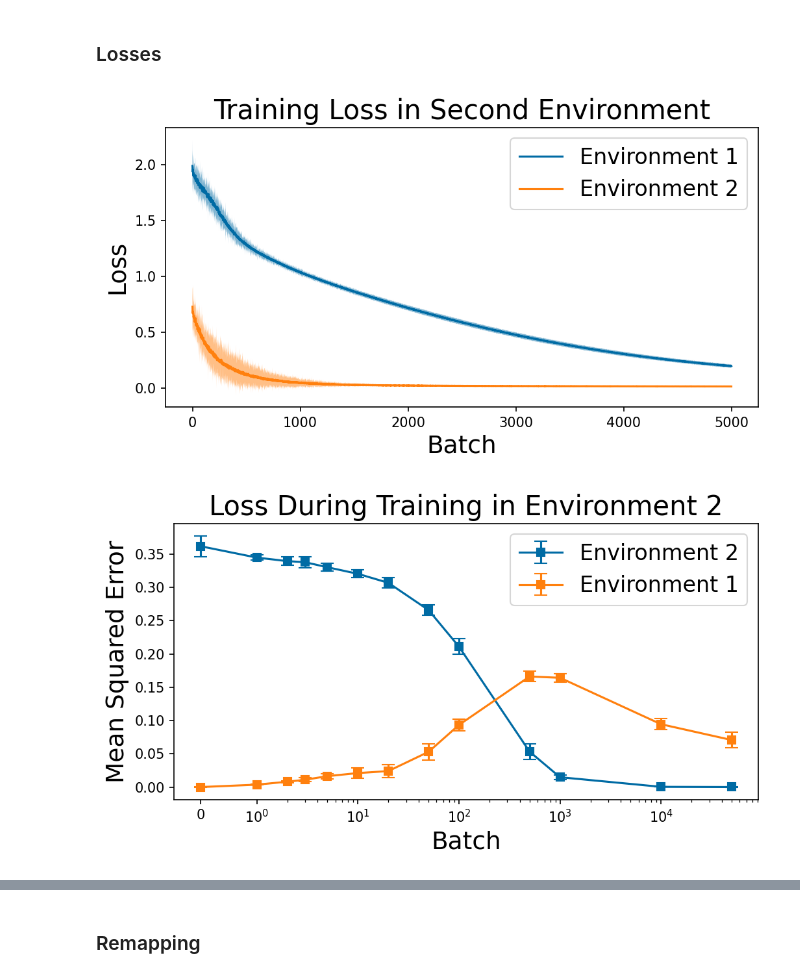
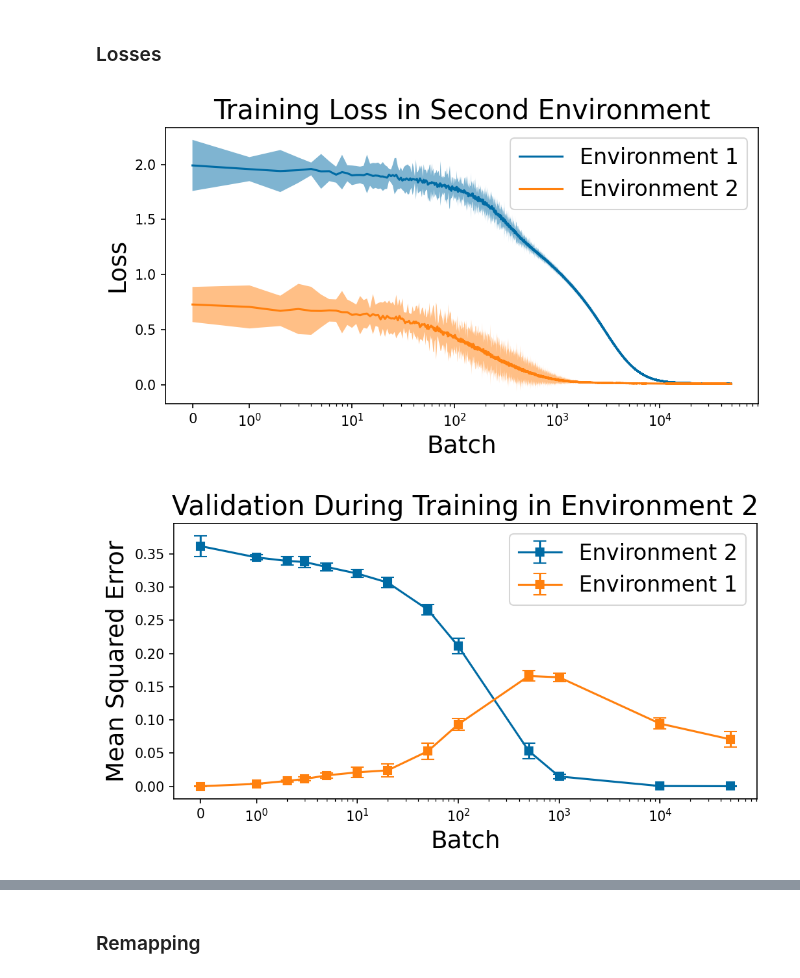
Before and after one commit to ChackMociute/Master-Thesis, a Jupyter notebook: analysis/comparison.ipynb, the cells around one changed output, grey strips where cells are left out. Saved outputs shown, nothing was run; the diff lists cells and outputs as text; code cells hidden in the pictures.

Commit message:
Finished comparison plots

```diff
--- a/analysis/comparison.ipynb
+++ b/analysis/comparison.ipynb
@@ -29,22 +29,23 @@ losses = a2f.get_pos_losses()
 # %%
 plt.figure(figsize=(7, 4), dpi=150)
 
-i = 5000
+i = 50000
 for j in range(2):
     mean, std = losses.mean(1)[j, :i], losses.std(1)[j, :i] * 5
     plt.plot(mean, label=f'Environment {j+1}')
     plt.fill_between(range(i), mean + std, mean - std, alpha=0.5)
 
+plt.xscale('symlog', linthresh=1, subs=range(2, 10), linscale=0.5)
 plt.legend(fontsize=16)
 plt.xlabel('Batch', fontsize=18)
 plt.ylabel('Loss', fontsize=18)
 plt.title("Training Loss in Second Environment", fontsize=20)
 
 plt.tight_layout()
 plt.savefig(os.path.join(save_path, 'loss_env2.png'))
 plt.show()
 # %% [output]
-[figure, old version]
+[figure, new version]
 # %%
 plt.figure(figsize=(7, 4), dpi=150)
 
@@ -56,10 +57,10 @@ plt.xscale('symlog', linthresh=1, subs=range(2, 10), linscale=0.5)
 plt.legend(["Environment 2", "Environment 1"], fontsize=16)
 plt.xlabel('Batch', fontsize=18)
 plt.ylabel('Mean Squared Error', fontsize=18)
-plt.title("Loss During Training in Environment 2", fontsize=20)
+plt.title("Validation During Training in Environment 2", fontsize=20)
 
 plt.tight_layout()
 plt.savefig(os.path.join(save_path, 'validation_env2.png'))
 plt.show()
 # %% [output]
-[figure, old version]
+[figure, new version]
```
Also changed, not shown: parts of 7 cells of this notebook, 3 other files.
